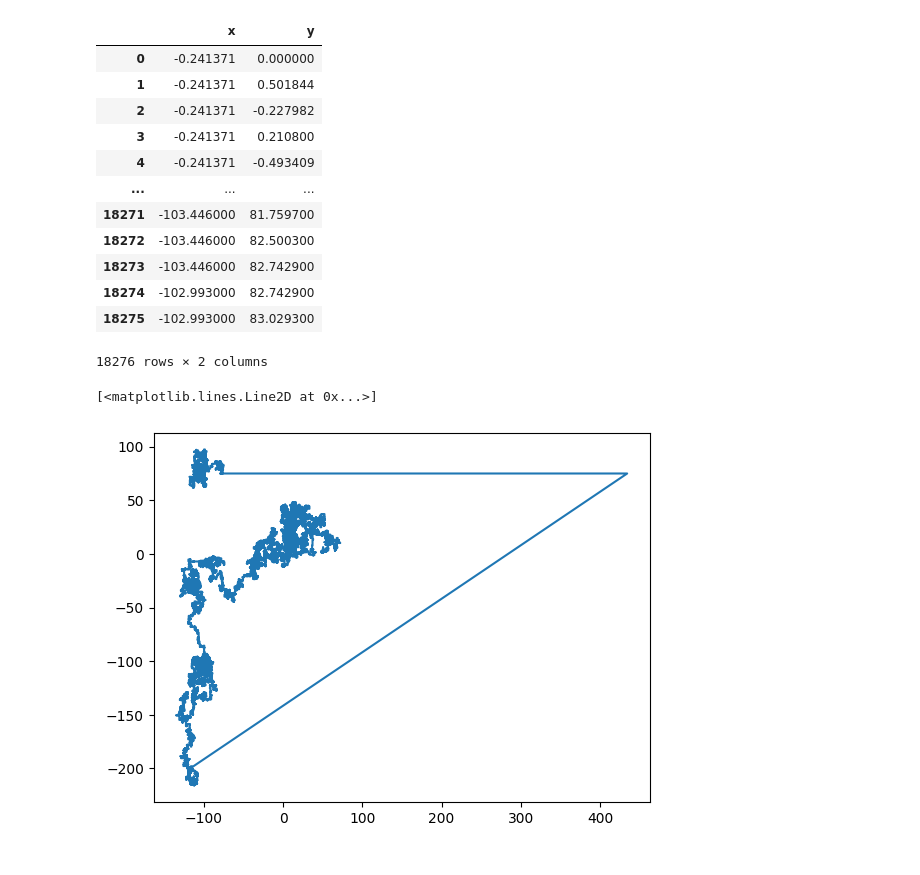
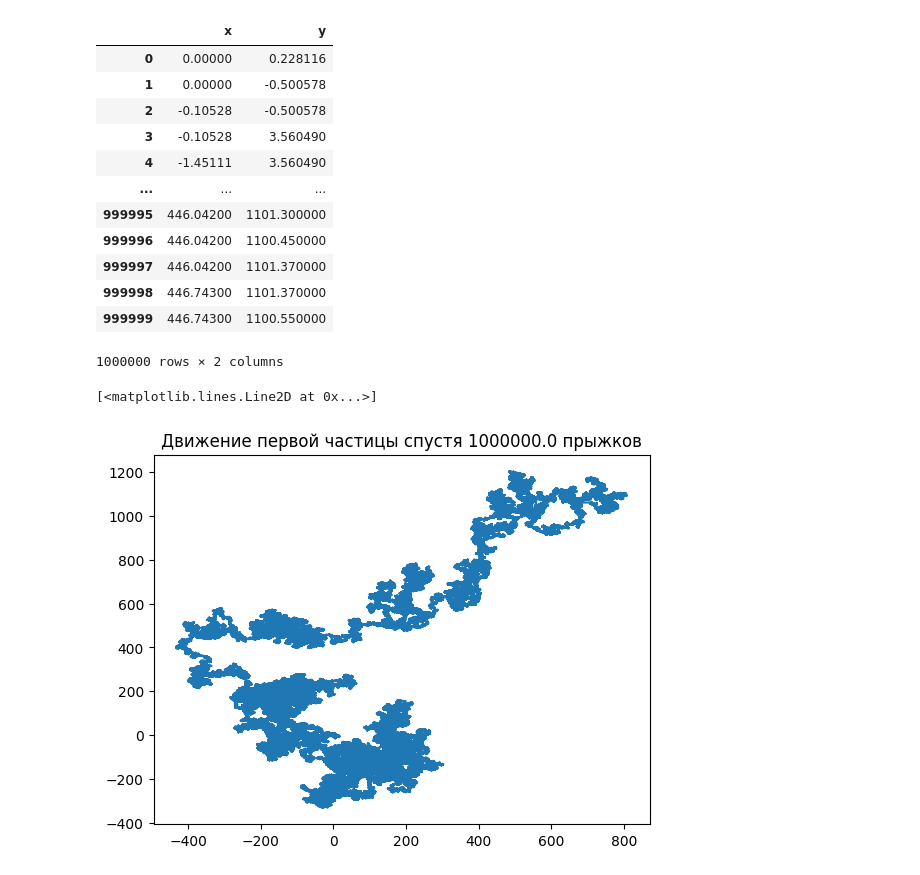
Before and after one commit to Mis-prog/matmod-8sem, a Jupyter notebook: lab1/alia/report/result.ipynb, the cells around one changed output. Drawn from its saved outputs; the diff is of its cells as text; code cells hidden in the pictures.

```diff
--- a/lab1/alia/report/result.ipynb
+++ b/lab1/alia/report/result.ipynb
@@ -30,23 +61,24 @@ plt.plot(data_calc['<ΔR^2>'])
 # %%
-data_first_particle = pd.read_csv('../result/first_particle.csv',sep=' ', index_col=False)
+# data_first_particle = pd.read_csv('../result/first_particle.csv',sep=' ', index_col=False)
 # %%
 data_first_particle
 # %% [output]
 |  | x | y |
-| 0 | -0.241371 | 0.000000 |
-| 1 | -0.241371 | 0.501844 |
-| 2 | -0.241371 | -0.227982 |
-| 3 | -0.241371 | 0.210800 |
-| 4 | -0.241371 | -0.493409 |
+| 0 | 0.00000 | 0.228116 |
+| 1 | 0.00000 | -0.500578 |
+| 2 | -0.10528 | -0.500578 |
+| 3 | -0.10528 | 3.560490 |
+| 4 | -1.45111 | 3.560490 |
 | ... | ... | ... |
-| 18271 | -103.446000 | 81.759700 |
-| 18272 | -103.446000 | 82.500300 |
-| 18273 | -103.446000 | 82.742900 |
-| 18274 | -102.993000 | 82.742900 |
-| 18275 | -102.993000 | 83.029300 |
+| 999995 | 446.04200 | 1101.300000 |
+| 999996 | 446.04200 | 1100.450000 |
+| 999997 | 446.04200 | 1101.370000 |
+| 999998 | 446.74300 | 1101.370000 |
+| 999999 | 446.74300 | 1100.550000 |
-18276 rows × 2 columns
+1000000 rows × 2 columns
 # %%
+plt.title(f'Движение первой частицы спустя {1e6} прыжков')
 plt.plot(data_first_particle.x,data_first_particle.y)
 # %% [output]
 [<matplotlib.lines.Line2D at 0x...>]
-[figure, old version]
+[figure, new version]
```
Also changed, not shown: parts of 16 cells of this notebook, 5 other files.
